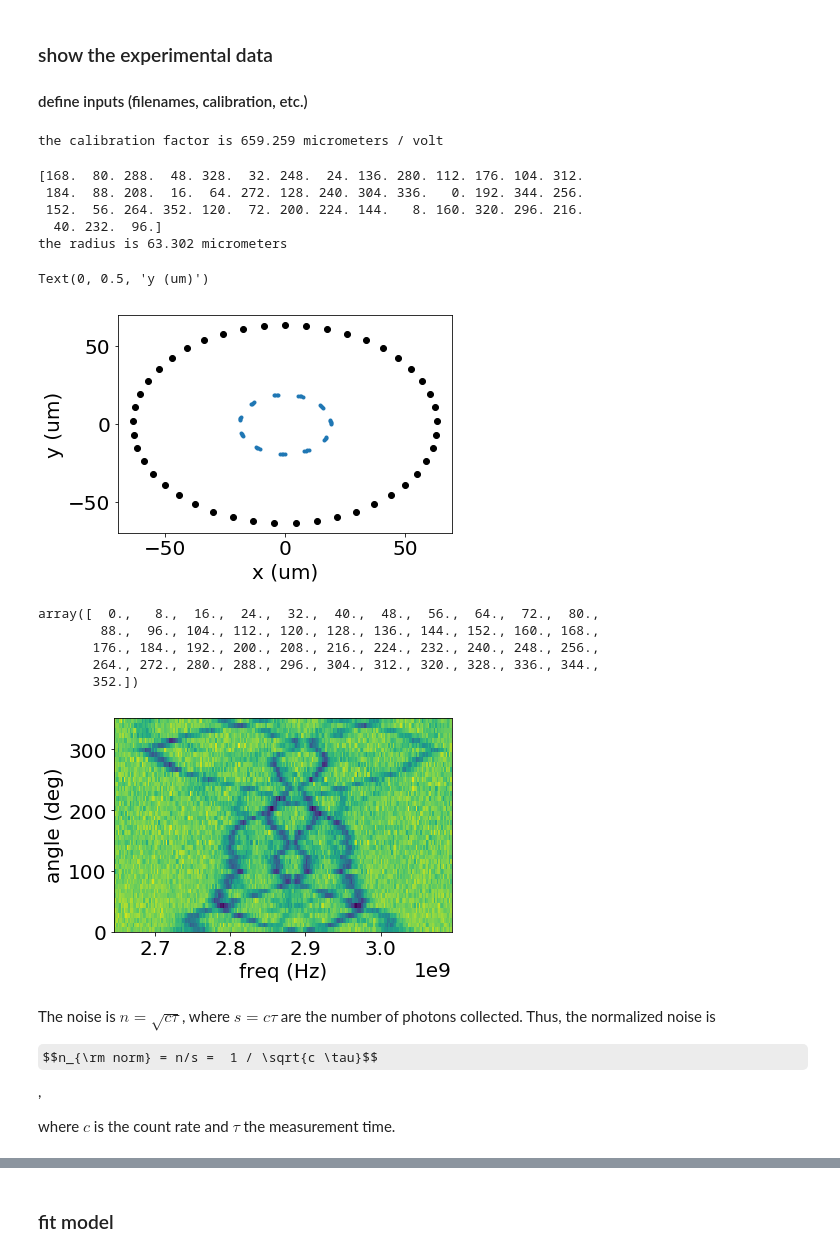
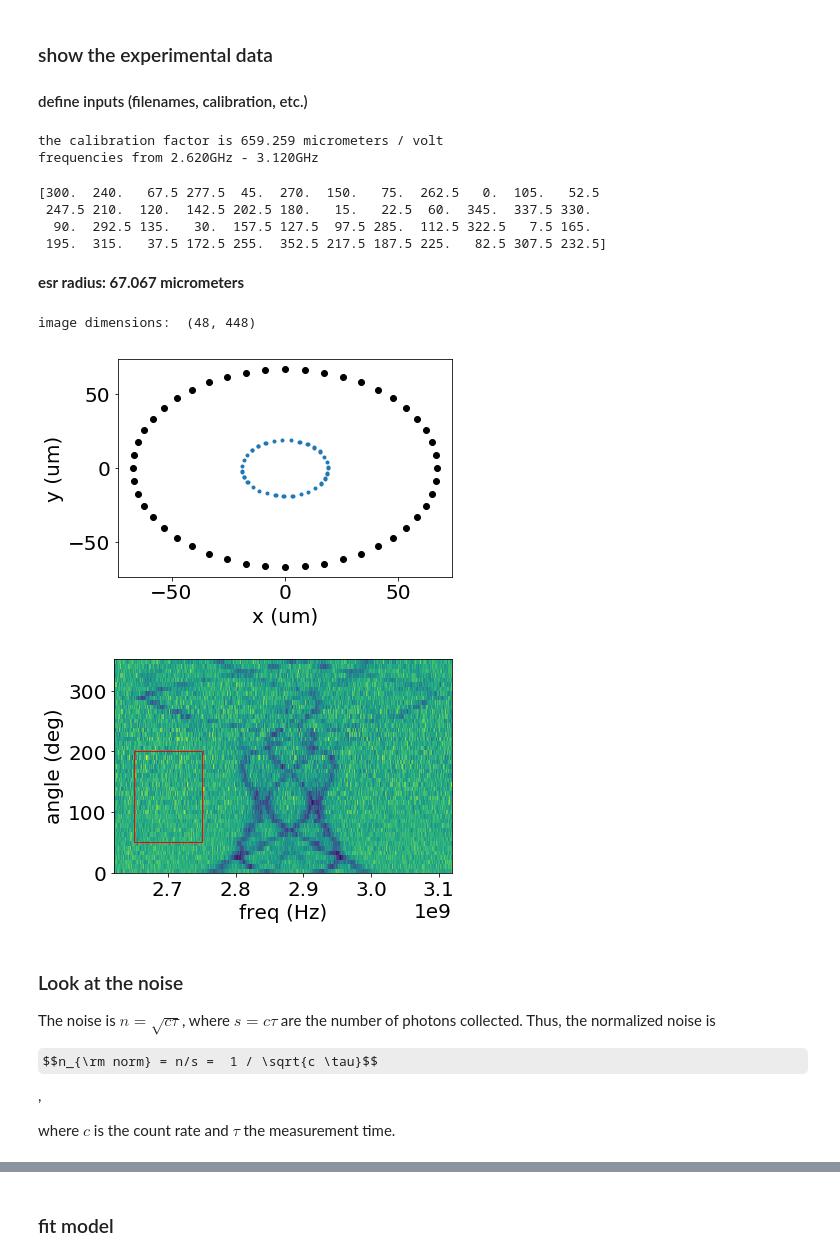
Before and after one commit to JanGieseler/pynvcenter, a Jupyter notebook: notebooks/experimental data - reconstruct magnet position from esr spectra.ipynb, the cells around one changed output, grey strips where cells are left out. Cells and saved outputs as stored; diff of their text form; code cells hidden in the pictures; some formulas as TeX source.

```diff
--- a/notebooks/experimental data - reconstruct magnet position from esr spectra.ipynb
+++ b/notebooks/experimental data - reconstruct magnet position from esr spectra.ipynb
@@ -58,24 +102,39 @@ The autoreload extension is already loaded. To reload it, use:
 ### show the experimental data
 #### define inputs (filenames, calibration, etc.)
 # %%
-filename_esr = '../data_exp/190122-15_41_20_esr_many_on_alice_wider_range_center_0_0_esr_map.h5'
-filename_pos = '../data_exp/190122-15_40_40_select_points'
+# filename_esr = '../data_exp/190122-15_41_20_esr_many_on_alice_wider_range_center_0_0_esr_map.h5'
+# filename_pos = '../data_exp/190122-15_40_40_select_points'
+
+
+filename_pos = '../data_exp/190123-19_32_44_select_points'
+
+filename_esr = '../data_exp/190123-19_39_47_esr_many_on_alice_wider_range_center_0_0'
+
+
+
+
+freq_center = 2870000000.0
+freq_range = 500000000.0
+
+
 calibration_factor = 200/162 * 267 / 0.5  # mu / px * px / V = mu / V
 
 particle_radius = 19  # um
 
 print('the calibration factor is {:0.3f} micrometers / volt'.format(calibration_factor))
 
-h5f = h5py.File(filename_esr, 'r')
+h5f = h5py.File(filename_esr+'_esr_map.h5', 'r')
 esr_map = np.array(h5f['esr_map'])
 frequencies = np.array(h5f['frequency'])
 h5f.close()
+print('frequencies from {:0.3f}GHz - {:0.3f}GHz'.format(1e-9*(freq_center-freq_range/2), 1e-9*((freq_center+freq_range/2))))
 # %% [output]
 the calibration factor is 659.259 micrometers / volt
+frequencies from 2.620GHz - 3.120GHz
 # %%
 nv_positions = calibration_factor * np.genfromtxt(filename_pos+ '-nv_locations.csv', delimiter=',')[1:]  # positions in um
 angles = np.genfromtxt(filename_pos+ '-angles.csv', delimiter=',')[1:]  # angles in rad
-print(angles)
+
 nv_positions -=np.mean(nv_positions, axis=0)  # center around zero
 nv_positions, angles = nv_positions[angles.argsort()], angles[angles.argsort()] # sort
 for pos in nv_positions:
@@ -85,37 +144,44 @@ for pos in nv_positions:
 plt.plot(particle_radius*np.cos(angles), particle_radius*np.sin(angles), '.')
 
 radius  = np.mean(np.sqrt(np.sum(nv_positions**2, axis=1)))
-print('the radius is {:0.3f} micrometers'.format(radius))
+display(Markdown('**esr radius:\t {:0.3f} micrometers**'.format(radius)))
 plt.xlabel('x (um)')
 plt.ylabel('y (um)')
+
+print('image dimensions: ', esr_map.shape)
 # %% [output]
-[168.  80. 288.  48. 328.  32. 248.  24. 136. 280. 112. 176. 104. 312.
- 184.  88. 208.  16.  64. 272. 128. 240. 304. 336.   0. 192. 344. 256.
- 152.  56. 264. 352. 120.  72. 200. 224. 144.   8. 160. 320. 296. 216.
-  40. 232.  96.]
-the radius is 63.302 micrometers
+[300.  240.   67.5 277.5  45.  270.  150.   75.  262.5   0.  105.   52.5
+ 247.5 210.  120.  142.5 202.5 180.   15.   22.5  60.  345.  337.5 330.
+  90.  292.5 135.   30.  157.5 127.5  97.5 285.  112.5 322.5   7.5 165.
+ 195.  315.   37.5 172.5 255.  352.5 217.5 187.5 225.   82.5 307.5 232.5]
+**esr radius:	 67.067 micrometers**
-Text(0, 0.5, 'y (um)')
+image dimensions:  (48, 448)
-[figure, old version]
+[figure, new version]
-# %%
-angles
-# %% [output]
-array([  0.,   8.,  16.,  24.,  32.,  40.,  48.,  56.,  64.,  72.,  80.,
-        88.,  96., 104., 112., 120., 128., 136., 144., 152., 160., 168.,
-       176., 184., 192., 200., 208., 216., 224., 232., 240., 248., 256.,
-       264., 272., 280., 288., 296., 304., 312., 320., 328., 336., 344.,
-       352.])
+# %%
+noise_region = {'fmin':2.65e9, 'f_range':1e8, 'angle_min':50, 'angle_range':150}
 # %%
 # angles = np.linspace(0, 360, esr_map.shape[0])
 fig, ax = plt.subplots(1, 1, figsize=(6, 4))
+
+
 ax.pcolor(frequencies, angles, esr_map)
+
+# Create a Rectangle patch
+rect = Rectangle((noise_region['fmin'],noise_region['angle_min']),
+                 noise_region['f_range'],noise_region['angle_range'],linewidth=1,edgecolor='r',facecolor='none')
+
+# Add the patch to the Axes
+ax.add_patch(rect)
 
 ax.set_ylabel('angle (deg)')
 ax.set_xlabel('freq (Hz)')
 # ax.set_title('theta = {:0.0f}, phi={:0.0f}'.format(theta_mag, phi_mag))
 plt.tight_layout()
 # %% [output]
-[figure, old version]
+[figure, new version]
 # %% [markdown]
+### Look at the noise
+
 The noise is $n = \sqrt{c \tau}$, where $s = c \tau$ are the number of photons collected. Thus, the normalized noise is
 
 $$n_{\rm norm} = n/s =  1 / \sqrt{c \tau}$$,
```
Also changed, not shown: parts of 33 cells of this notebook, 2 other files.
